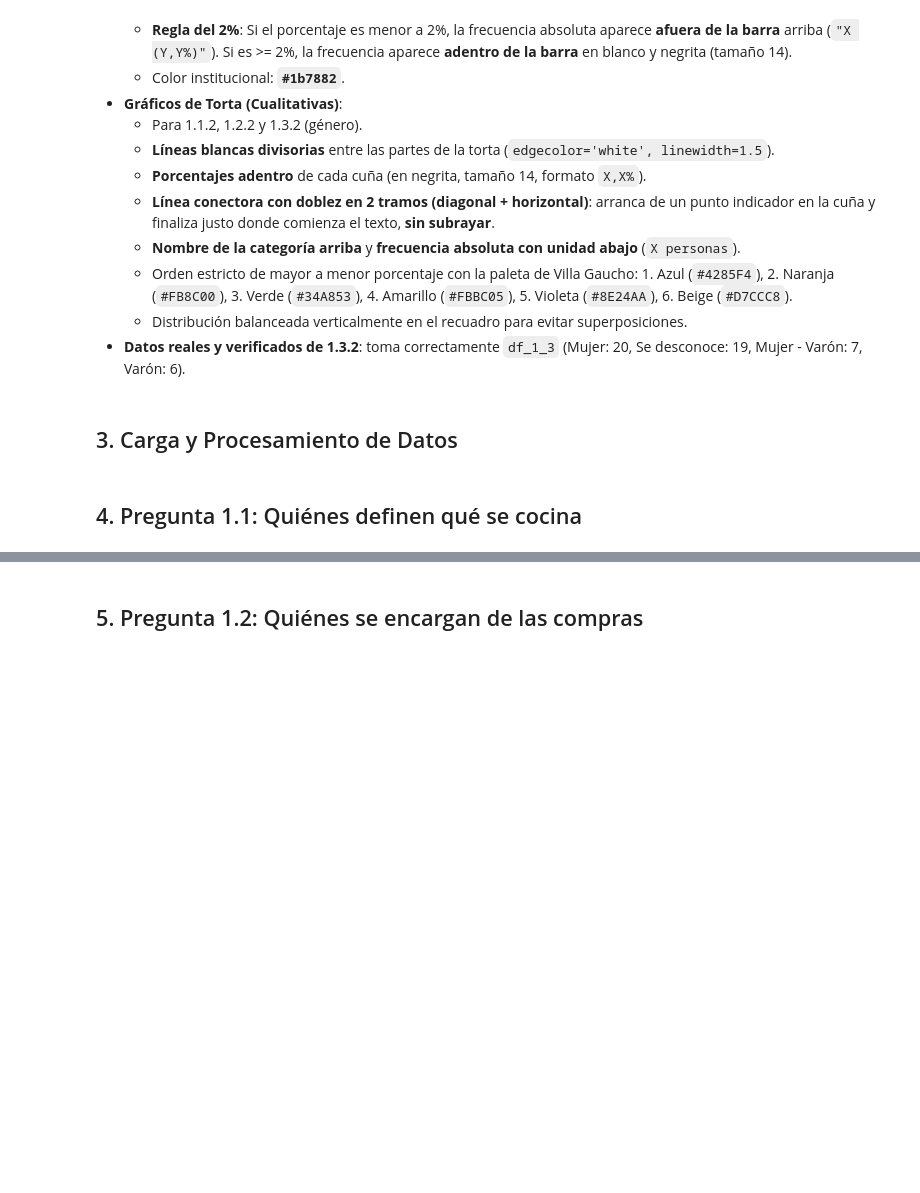
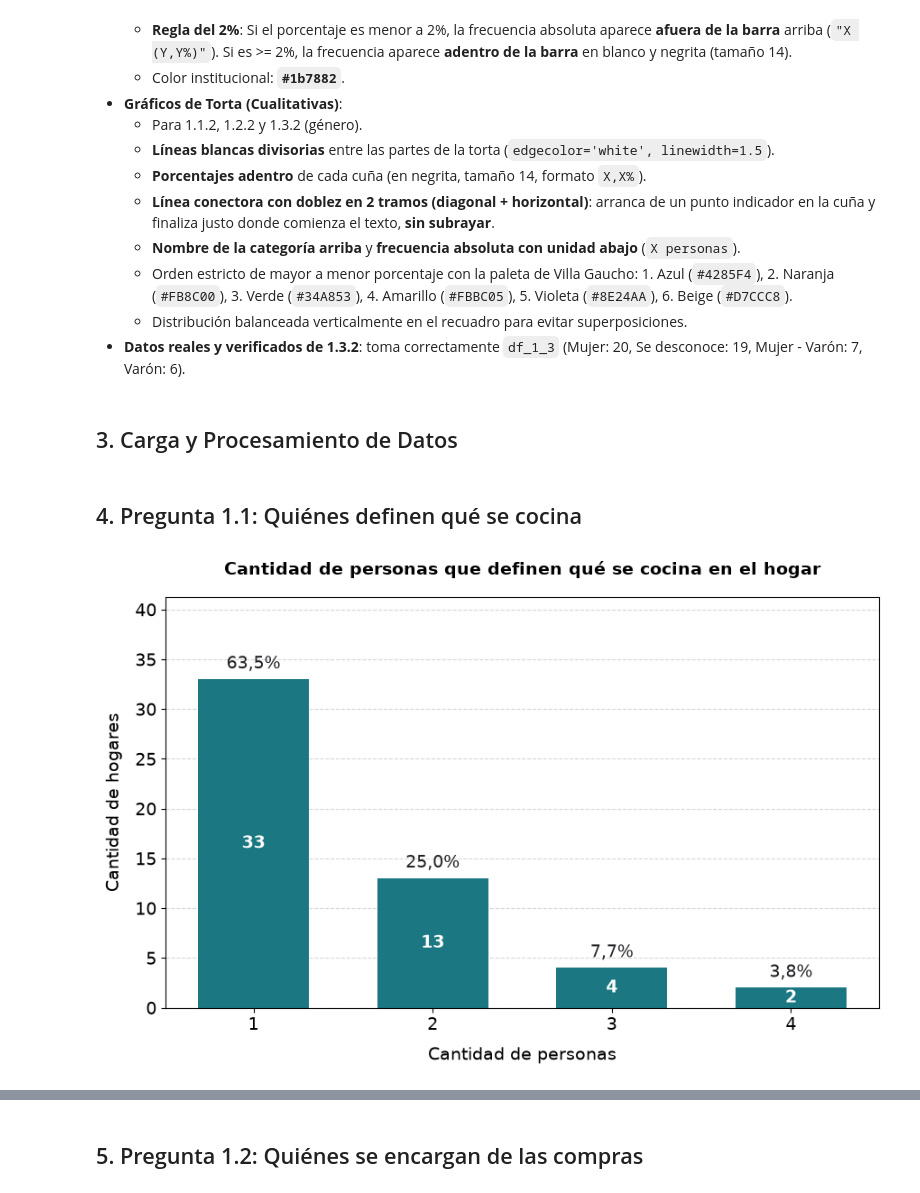
Before and after one commit to TruelseHer/Tpe-Probabilidad-y-Estadistica, a Jupyter notebook: generador_graficos 1_1 - 1_3_estandarizado.ipynb, the cells around one changed output, grey strips where cells are left out. Drawn from its saved outputs; the diff is of its cells as text; code cells hidden in the pictures; blank space fills up the shorter version.

```diff
--- a/generador_graficos 1_1 - 1_3_estandarizado.ipynb
+++ b/generador_graficos 1_1 - 1_3_estandarizado.ipynb
@@ -327,12 +327,14 @@ conteo_1_3_gen = df_1_3['1.3.2 Género de quién se encarga de preparar las comi
 # %%
 # Gráfico de barras VERTICAL: Cantidad de personas que definen qué se cocina
 graficar_barras_verticales(
     etiquetas=conteo_1_1_cant.index,
     valores=conteo_1_1_cant.values,
     titulo="Cantidad de personas que definen qué se cocina en el hogar",
     xlabel="Cantidad de personas",
-    ylabel="Cantidad de respuestas"
+    ylabel="Cantidad de hogares"
 )
+# %% [output]
+[figure, added]
 # %%
 # Gráfico de torta: Género de quién/es definen qué se cocina (Línea sin subrayar)
 graficar_torta(
```
Also changed, not shown: parts of 5 cells of this notebook, 3 other files.
